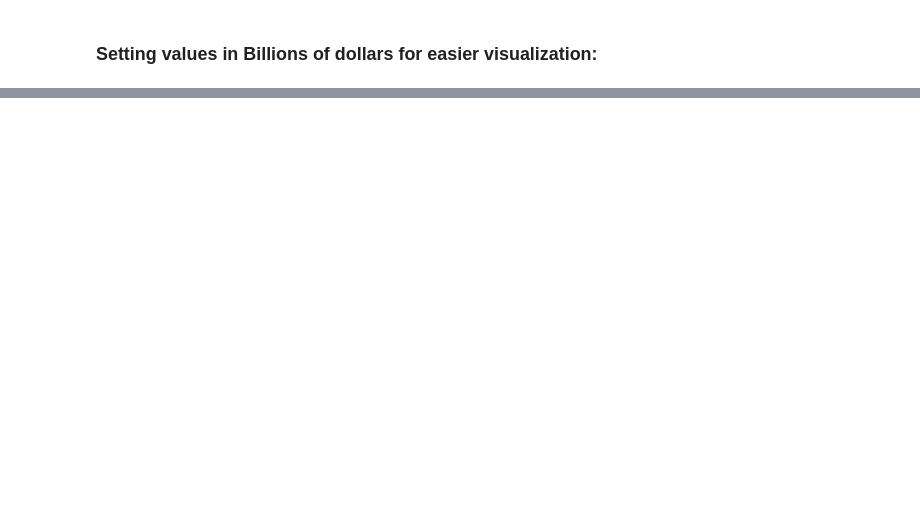
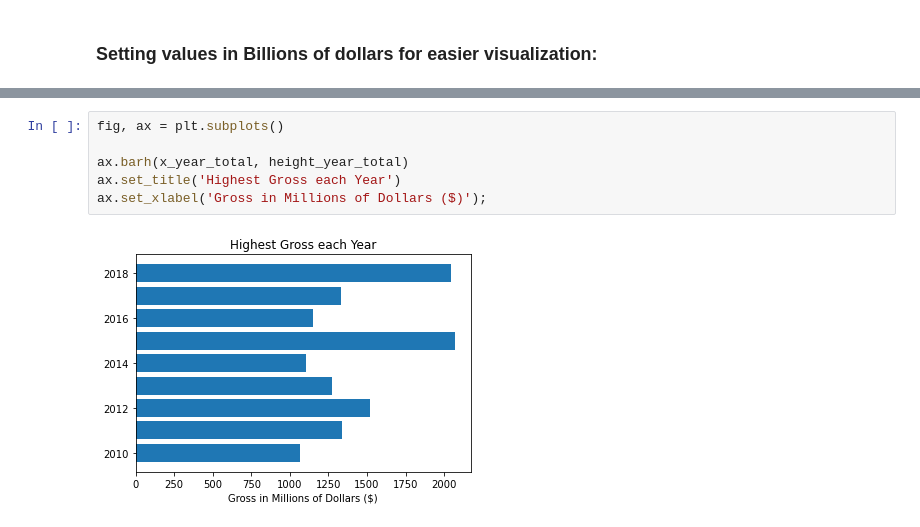
Before and after one commit to epradojr/Microsoft-Movie-Studio-Business-Proposition, a Jupyter notebook: dsc-phase1-project-marcelo.ipynb, the cells around one changed output, grey strips where cells are left out. Cells and saved outputs as stored; diff of their text form; blank space fills up the shorter version.

```diff
--- a/dsc-phase1-project-marcelo.ipynb
+++ b/dsc-phase1-project-marcelo.ipynb
@@ -223,0 +237,8 @@ Questions to consider:
+# %%
+fig, ax = plt.subplots()
+
+ax.barh(x_year_total, height_year_total)
+ax.set_title('Highest Gross each Year')
+ax.set_xlabel('Gross in Millions of Dollars ($)');
+# %% [output]
+[figure, added]
```
Also changed, not shown: parts of 16 cells of this notebook.
